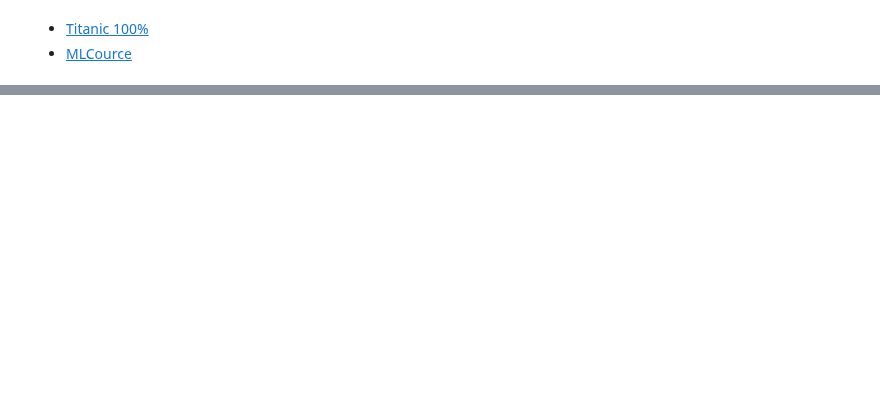
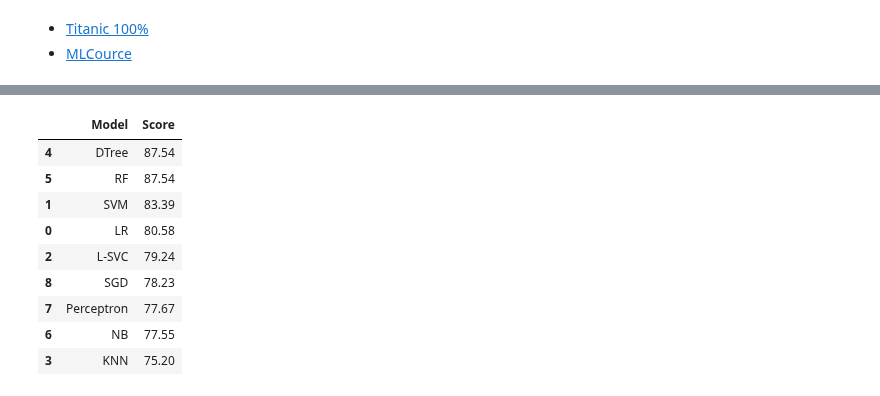
Before and after one commit to Gloriel/Kaggle, a Jupyter notebook: Titanic/Titanic_3001_ALL.ipynb, the cells around one changed output, grey strips where cells are left out. Cells and saved outputs as stored; diff of their text form; code cells hidden in the pictures; blank space fills up the shorter version.

```diff
--- a/Titanic/Titanic_3001_ALL.ipynb
+++ b/Titanic/Titanic_3001_ALL.ipynb
@@ -209,0 +431,5 @@ tsd.head()
+# %%
+clf.fit(X_train, y_train)
+y_pred_random_forest = clf.predict(X_test)
+acc_random_forest = round(clf.score(X_train, y_train) * 100, 2)
+print ("Train Accuracy: " + str(acc_random_forest) + '%')
@@ -209,0 +518,24 @@ tsd.head()
+# %%
+models = pd.DataFrame({
+    'Model': ['LR', 'SVM', 'L-SVC',
+              'KNN', 'DTree', 'RF', 'NB',
+              'Perceptron', 'SGD'],
+
+    'Score': [acc_log_reg, acc_svc, acc_linear_svc,
+              acc_knn,  acc_decision_tree, acc_random_forest, acc_gnb,
+              acc_perceptron, acc_sgd]
+    })
+
+models = models.sort_values(by='Score', ascending=False)
+models
+# %% [output]
+|  | Model | Score |
+| 4 | DTree | 87.54 |
+| 5 | RF | 87.54 |
+| 1 | SVM | 83.39 |
+| 0 | LR | 80.58 |
+| 2 | L-SVC | 79.24 |
+| 8 | SGD | 78.23 |
+| 7 | Perceptron | 77.67 |
+| 6 | NB | 77.55 |
+| 3 | KNN | 75.20 |
```
Also changed, not shown: parts of 40 cells of this notebook, 1 other file.
